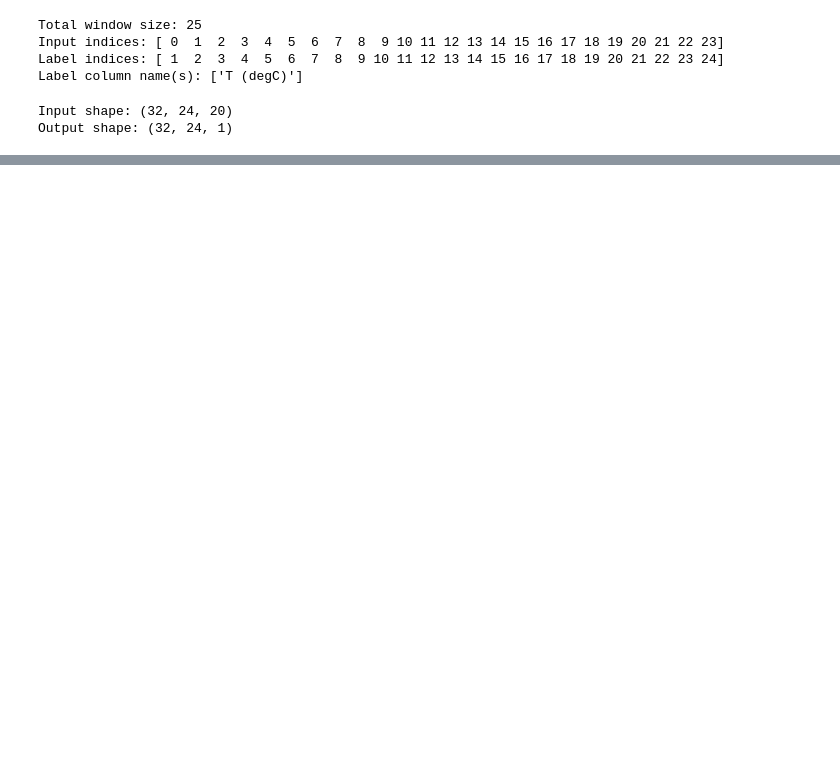
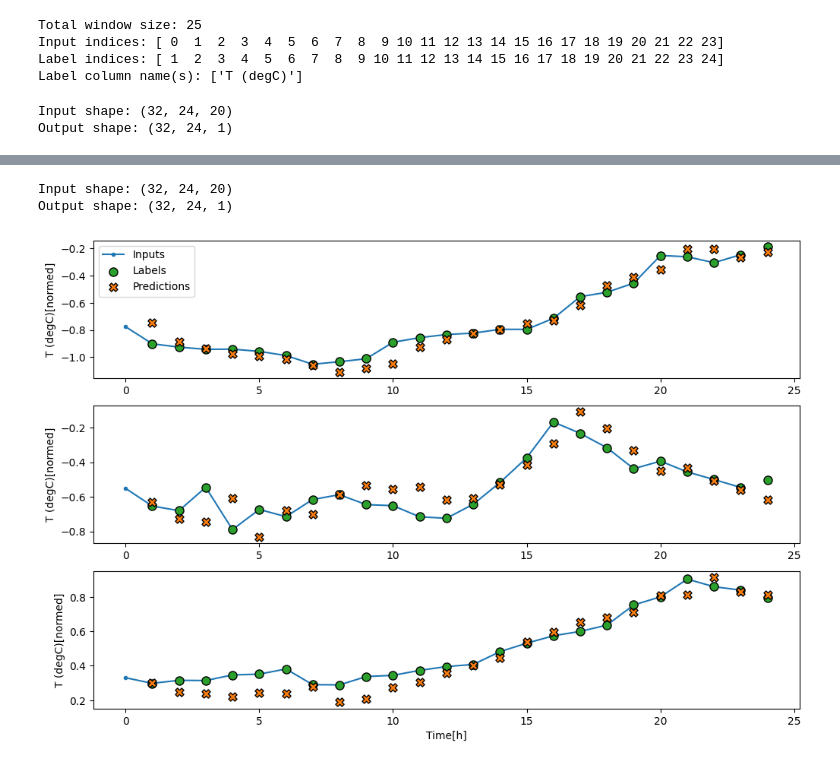
Before and after one commit to sandhrabijoy/Time-series, a Jupyter notebook: time_series_forecasting2_.ipynb, the cells around one changed output, grey strips where cells are left out. Drawn from its saved outputs; the diff is of its cells as text; code cells hidden in the pictures; blank space fills up the shorter version.

```diff
--- a/time_series_forecasting2_.ipynb
+++ b/time_series_forecasting2_.ipynb
@@ -464,0 +533,2 @@ wide_window.plot(baseline)
+# %%
+linear=tf.keras.Sequential([tf.keras.layers.Dense(units=1)])
@@ -464,0 +598,12 @@ wide_window.plot(baseline)
+# %%
+print('Input shape:', wide_window.example[0].shape)
+
+output=linear(wide_window.example[0])
+print('Output shape:', output.shape)
+# %% [output]
+Input shape: (32, 24, 20)
+Output shape: (32, 24, 1)
+# %%
+wide_window.plot(linear)
+# %% [output]
+[figure, added]
```
Also changed, not shown: parts of 26 cells of this notebook.
